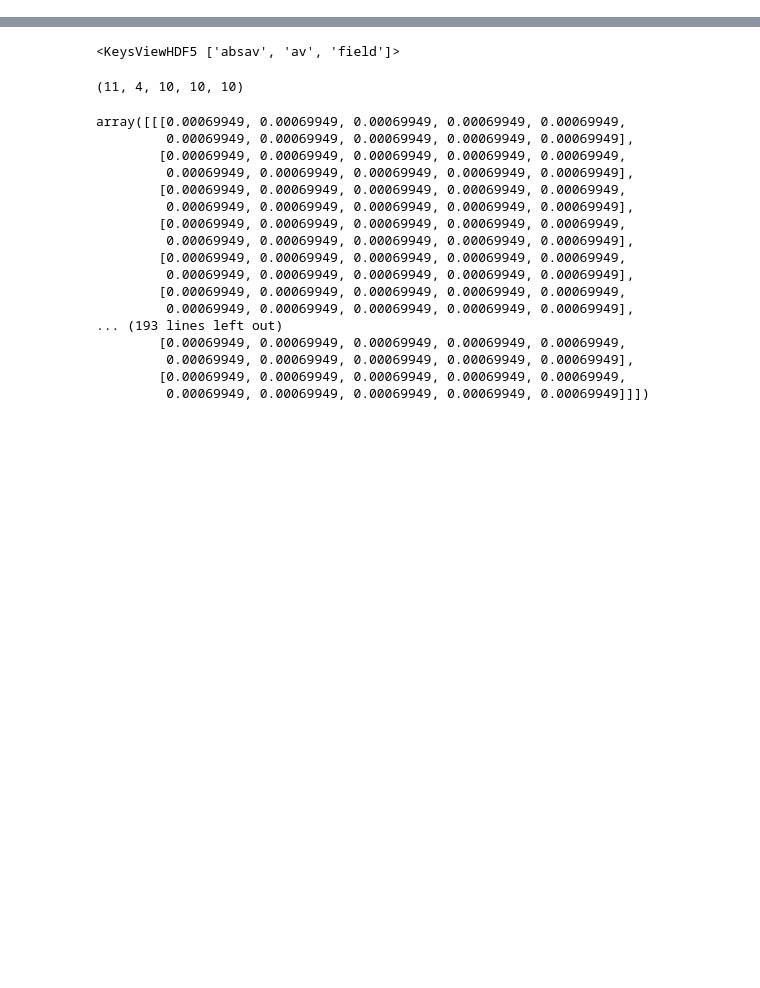
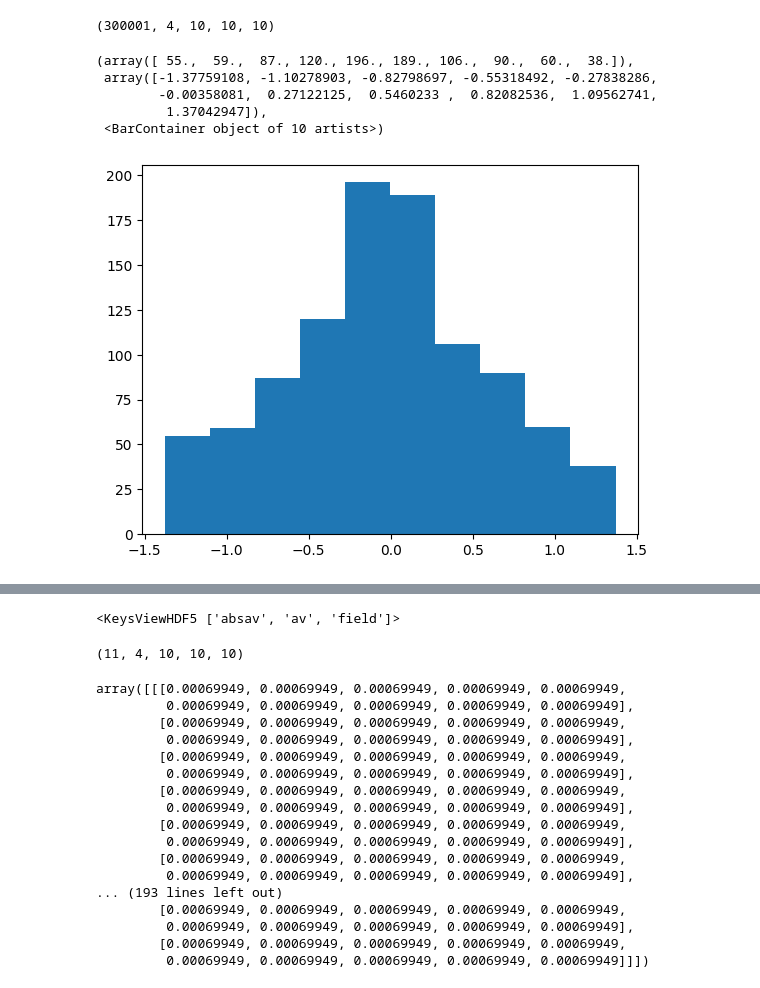
Before and after one commit to joshuazlin/axion_cosmo, a Jupyter notebook: notebooks/scrap.ipynb, the cells around one changed output, grey strips where cells are left out. Cells and saved outputs as stored; diff of their text form; code cells hidden in the pictures; blank space fills up the shorter version.

```diff
--- a/notebooks/scrap.ipynb
+++ b/notebooks/scrap.ipynb
@@ -235,2 +275,15 @@ evolve_PQ(shape=(1,),
 # %%
 f = h5py.File('misc/test_0.hdf5','r')
+# %%
+f['field'].shape
+# %% [output]
+(300001, 4, 10, 10, 10)
+# %%
+plt.hist(f['field'][100][0].flatten())
+# %% [output]
+(array([ 55.,  59.,  87., 120., 196., 189., 106.,  90.,  60.,  38.]),
+ array([-1.37759108, -1.10278903, -0.82798697, -0.55318492, -0.27838286,
+        -0.00358081,  0.27122125,  0.5460233 ,  0.82082536,  1.09562741,
+         1.37042947]),
+ <BarContainer object of 10 artists>)
+[figure, added]
```
Also changed, not shown: parts of 14 cells of this notebook, 1 other file.
